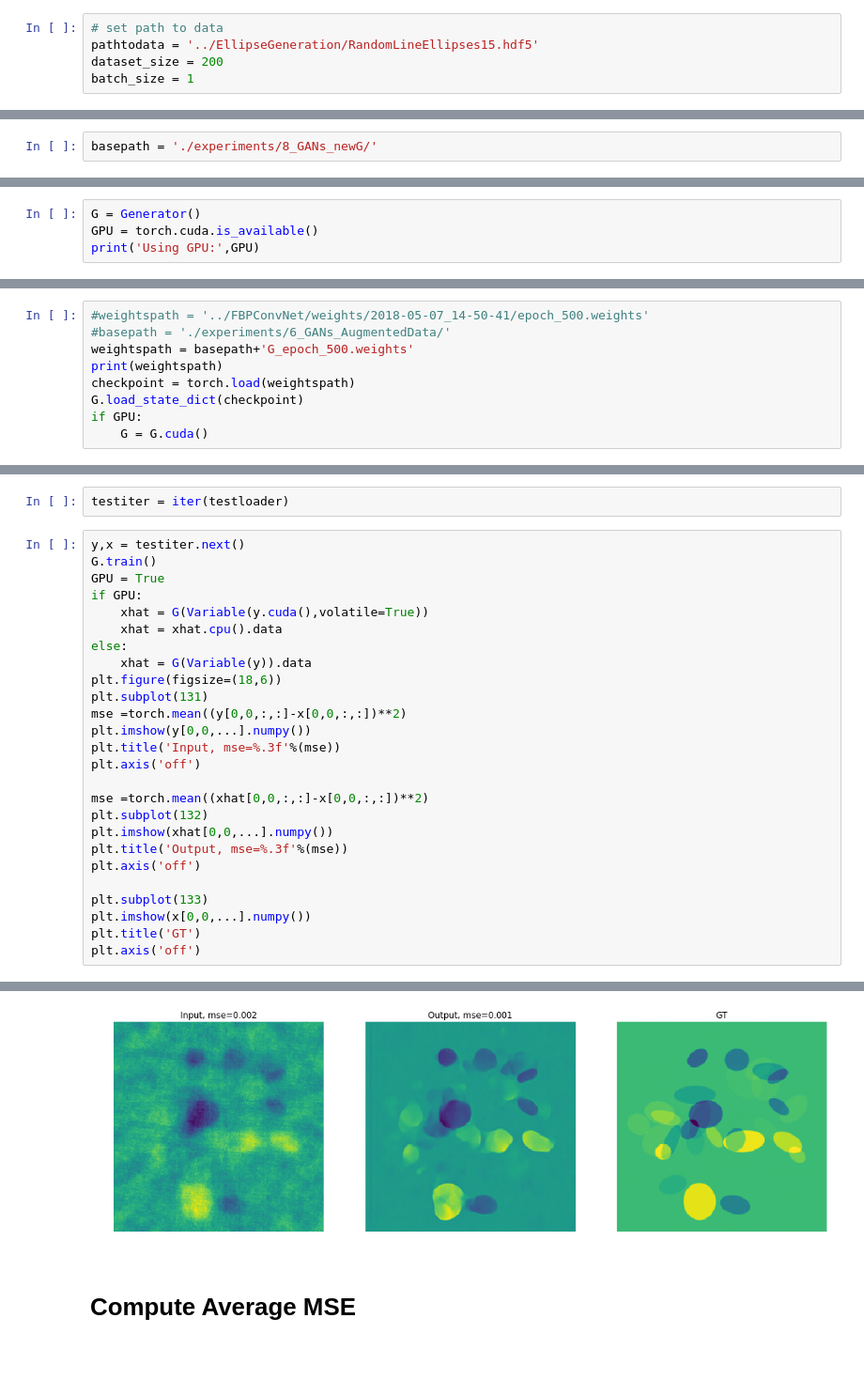
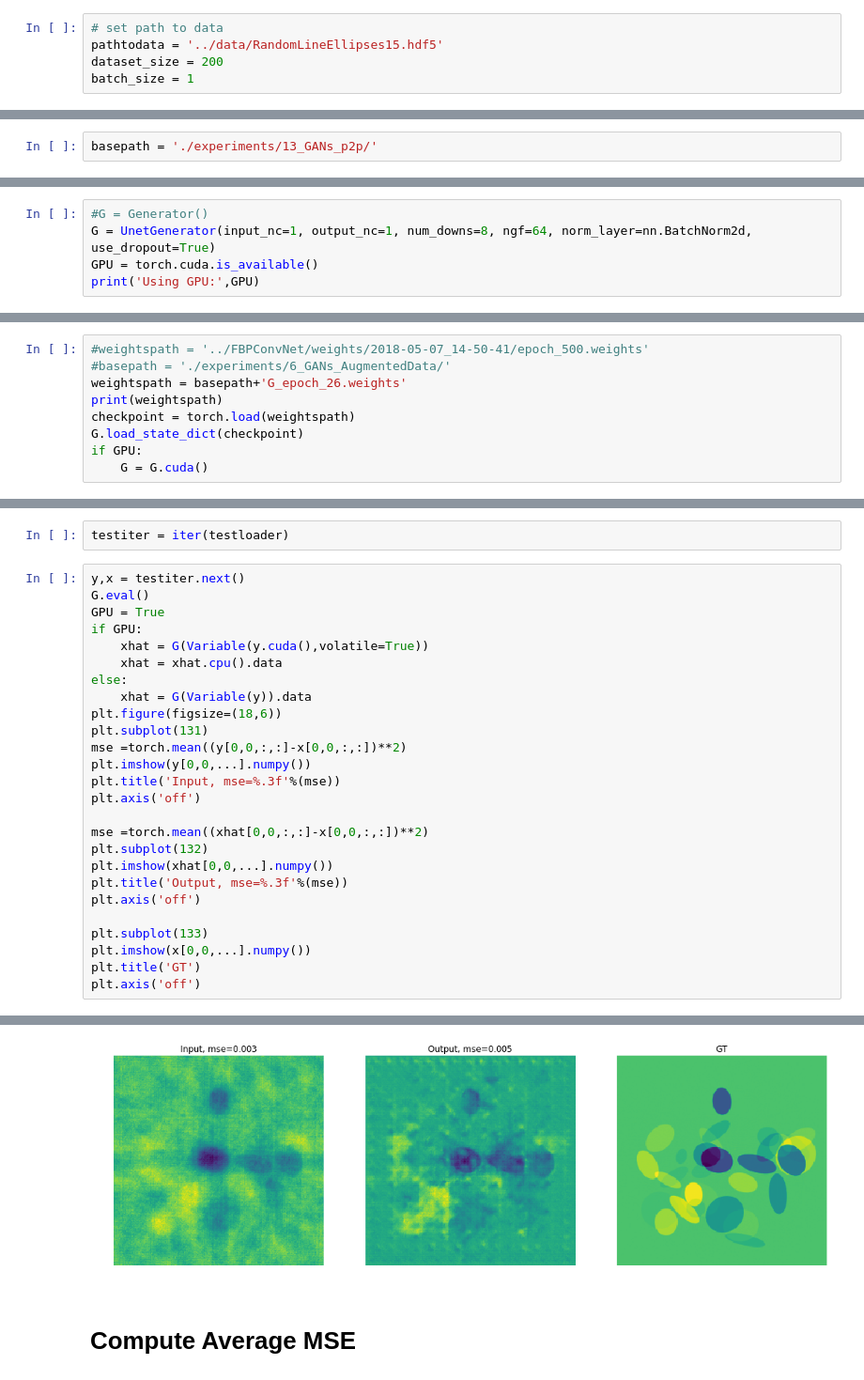
Before and after one commit to thejihuijin/PytorchModels, a Jupyter notebook: Discriminator/GANS-Eval.ipynb, the cells around one changed output, grey strips where cells are left out. Shown: that part at 94% size. Drawn from its saved outputs; the diff is of its cells as text.

```diff
--- a/Discriminator/GANS-Eval.ipynb
+++ b/Discriminator/GANS-Eval.ipynb
@@ -39,7 +41,7 @@ def target_zeros(N,gpu=False):
         return torch.zeros(N,1)
 # %%
 # set path to data
-pathtodata = '../EllipseGeneration/RandomLineEllipses15.hdf5'
+pathtodata = '../data/RandomLineEllipses15.hdf5'
 dataset_size = 200
 batch_size = 1
 # %%
@@ -96,7 +98,7 @@ testloader = DataLoader(testset,batch_size=1,shuffle=False)
 # %% [markdown]
 # Plot Training Loss
 # %%
-basepath = './experiments/8_GANs_newG/'
+basepath = './experiments/13_GANs_p2p/'
 # %%
 # Epoch	D Loss	G Loss	Epoch Time	Total Time
 # %%
@@ -120,7 +122,8 @@ Text(0.5,1,'Generator Losses')
 # %% [markdown]
 # Visualize Examples
 # %%
-G = Generator()
+#G = Generator()
+G = UnetGenerator(input_nc=1, output_nc=1, num_downs=8, ngf=64, norm_layer=nn.BatchNorm2d, use_dropout=True)
 GPU = torch.cuda.is_available()
 print('Using GPU:',GPU)
 # %% [output]
@@ -128,7 +131,7 @@ Using GPU: True
 # %%
 #weightspath = '../FBPConvNet/weights/2018-05-07_14-50-41/epoch_500.weights'
 #basepath = './experiments/6_GANs_AugmentedData/'
-weightspath = basepath+'G_epoch_500.weights'
+weightspath = basepath+'G_epoch_26.weights'
 print(weightspath)
 checkpoint = torch.load(weightspath)
 G.load_state_dict(checkpoint)
@@ -140,33 +143,33 @@ if GPU:
 testiter = iter(testloader)
 # %%
 y,x = testiter.next()
-G.train()
+G.eval()
 GPU = True
 if GPU:
     xhat = G(Variable(y.cuda(),volatile=True))
     xhat = xhat.cpu().data
 else:
     xhat = G(Variable(y)).data
 plt.figure(figsize=(18,6))
 plt.subplot(131)
 mse =torch.mean((y[0,0,:,:]-x[0,0,:,:])**2)
 plt.imshow(y[0,0,...].numpy())
 plt.title('Input, mse=%.3f'%(mse))
 plt.axis('off')
 
 mse =torch.mean((xhat[0,0,:,:]-x[0,0,:,:])**2)
 plt.subplot(132)
 plt.imshow(xhat[0,0,...].numpy())
 plt.title('Output, mse=%.3f'%(mse))
 plt.axis('off')
 
 plt.subplot(133)
 plt.imshow(x[0,0,...].numpy())
 plt.title('GT')
 plt.axis('off')
 # %% [output]
 (-0.5, 255.5, 255.5, -0.5)
-[figure, old version]
+[figure, new version]
 # %% [markdown]
 # Compute Average MSE
 # %%
```
Also changed, not shown: parts of 26 cells of this notebook, 3 other files.
